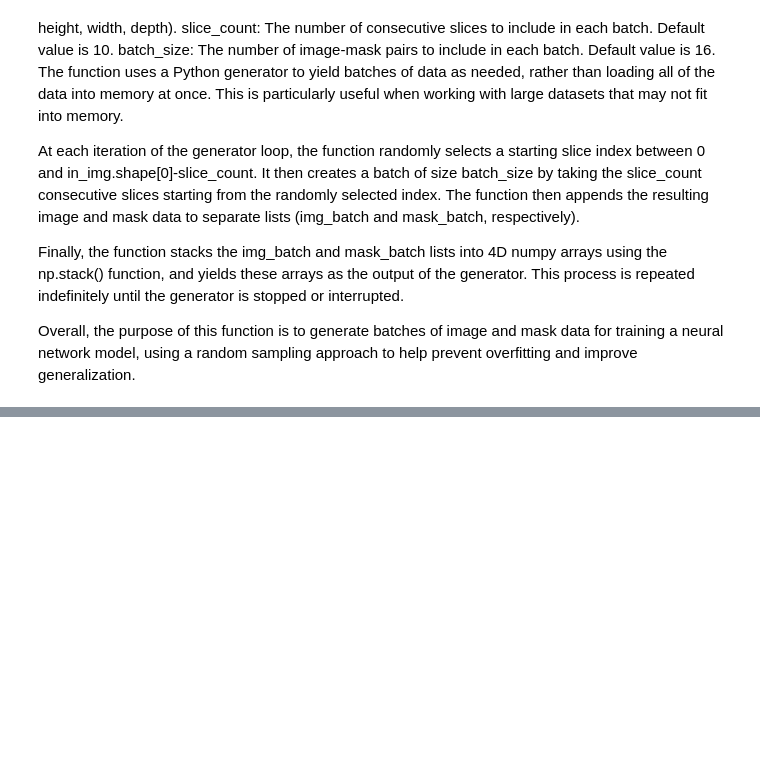
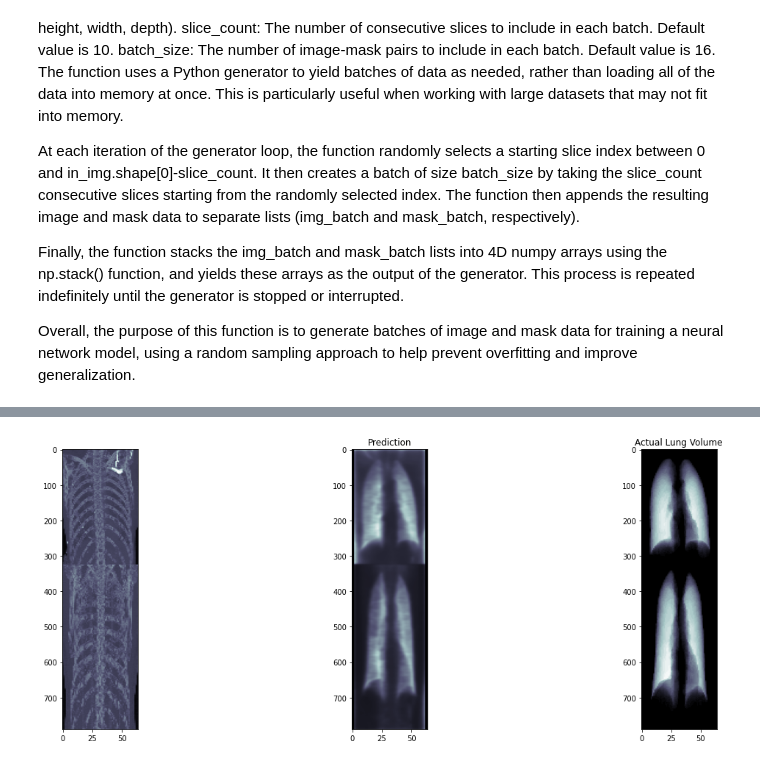
Before and after one commit to kjagini/Lung-Segmentation-of-2D-and-3D-Scans, a Jupyter notebook: Lung Segmentation of 2D and 3D Scans.ipynb, the cells around one changed output, grey strips where cells are left out. Cells and saved outputs as stored; diff of their text form; code cells hidden in the pictures; blank space fills up the shorter version.

```diff
--- a/Lung Segmentation of 2D and 3D Scans.ipynb
+++ b/Lung Segmentation of 2D and 3D Scans.ipynb
@@ -1030,15 +1043,17 @@ test_single_mask.save("original_mask")
 # %%
 from skimage.util import montage as montage2d
 fig, (ax1, ax2, ax3) = plt.subplots(1, 3, figsize = (20, 7))
 ax1.imshow(np.max(test_single_vol[::-1, :, :, 0], 1), cmap = 'bone')
 ax1.set_aspect(0.3)
-ax2.imshow(np.sum(pred_seg[::-1, :, :, 0], 1), cmap = 'bone_r')
+ax2.imshow(np.sum(pred_single_mask[::-1, :, :, 0], 1), cmap = 'bone')
 ax2.set_title('Prediction')
 ax2.set_aspect(0.3)
-ax3.imshow(np.sum(test_single_mask[::-1, :, :, 0], 1), cmap = 'bone_r')
+ax3.imshow(np.sum(test_single_mask[::-1, :, :, 0], 1), cmap = 'bone')
 ax3.set_title('Actual Lung Volume')
 ax3.set_aspect(0.3)
 fig.savefig('full_scan_prediction.png', dpi = 300)
+# %% [output]
+[figure, added]
 # %%
 from keras.layers import ConvLSTM2D, Bidirectional, BatchNormalization, Conv3D, Cropping3D, ZeroPadding3D
 from keras.models import Sequential
```
Also changed, not shown: parts of 25 cells of this notebook, 5 other files.
